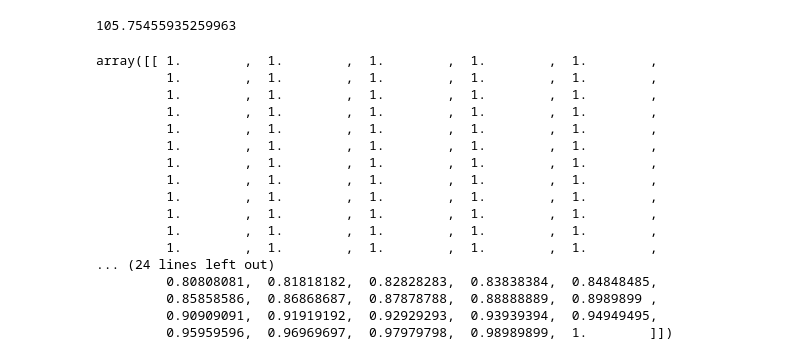
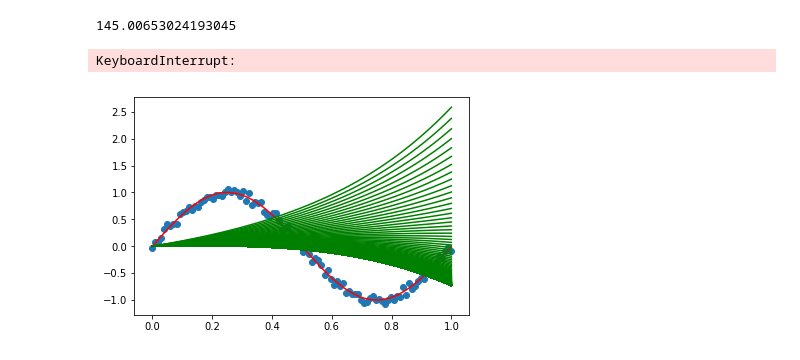
Before and after one commit to hatzel/machine-learning, a Jupyter notebook: Exercise 01.ipynb, the cells around one changed output. Saved outputs shown, nothing was run; the diff lists cells and outputs as text; code cells hidden in the pictures.

```diff
--- a/Exercise 01.ipynb
+++ b/Exercise 01.ipynb
@@ -9,49 +31,25 @@ from math import pi
 #xs = np.concatenate((ones, np.reshape(tmp, (1, 100))))
 #m = xs.shape[1]
 
+theta = np.random.rand(4)
+alpha = 0.0005
 length = 100
 xs = np.linspace(0, 1, length)
 ys = random_data(xs)
-# %%
-theta = np.random.rand(3)
-# %%
-def random_data(xs):
-    noise = np.random.rand(len(xs)) * 0.2 - 0.1
-    values = np.sin(xs * 2 * pi)
-    return values + noise
-
-def cost(theta, xs, ys):
-    guessed = hyp(theta, xs)
-    error = np.sum((guessed - ys) ** 2) * 0.5
-    return error
-
-def hyp(theta, xs, polynomial=True):
-    summed = np.zeros(xs.shape)
-    for i, t in enumerate(theta):
-        summed += t * (xs ** i) if polynomial else t * xs
-    return summed
 # %%
 cost(theta, xs, ys)
 # %% [output]
-105.75455935259963
+145.00653024193045
-# %%
-for x in range(len(xs)):
-    theta = theta + alpha *
-# %% [output]
-array([[ 1.        ,  1.        ,  1.        ,  1.        ,  1.        ,
-         1.        ,  1.        ,  1.        ,  1.        ,  1.        ,
-         1.        ,  1.        ,  1.        ,  1.        ,  1.        ,
-         1.        ,  1.        ,  1.        ,  1.        ,  1.        ,
-         1.        ,  1.        ,  1.        ,  1.        ,  1.        ,
-         1.        ,  1.        ,  1.        ,  1.        ,  1.        ,
-         1.        ,  1.        ,  1.        ,  1.        ,  1.        ,
-         1.        ,  1.        ,  1.        ,  1.        ,  1.        ,
-         1.        ,  1.        ,  1.        ,  1.        ,  1.        ,
-         1.        ,  1.        ,  1.        ,  1.        ,  1.        ,
-         1.        ,  1.        ,  1.        ,  1.        ,  1.        ,
-         1.        ,  1.        ,  1.        ,  1.        ,  1.        ,
-... (24 lines left out)
-         0.80808081,  0.81818182,  0.82828283,  0.83838384,  0.84848485,
-         0.85858586,  0.86868687,  0.87878788,  0.88888889,  0.8989899 ,
-         0.90909091,  0.91919192,  0.92929293,  0.93939394,  0.94949495,
-         0.95959596,  0.96969697,  0.97979798,  0.98989899,  1.        ]])
+# %%
+plt.ion()
+plt.scatter(xs, ys)
+plt.plot(xs, np.sin(xs * 2 * pi), color="red")
+for _ in range(10000):
+    for i, x in enumerate(xs):
+        for j in range(len(theta)):
+            theta[j] = theta[j] + (alpha * (ys[i] - hyp_simple(theta, x)) * x)
+    plt.plot(xs, hyp(theta, xs), color="green")
+    plt.pause(0.05)
+# %% [output]
+KeyboardInterrupt:
+[figure, added]
```
Also changed, not shown: parts of 1 cell of this notebook.
